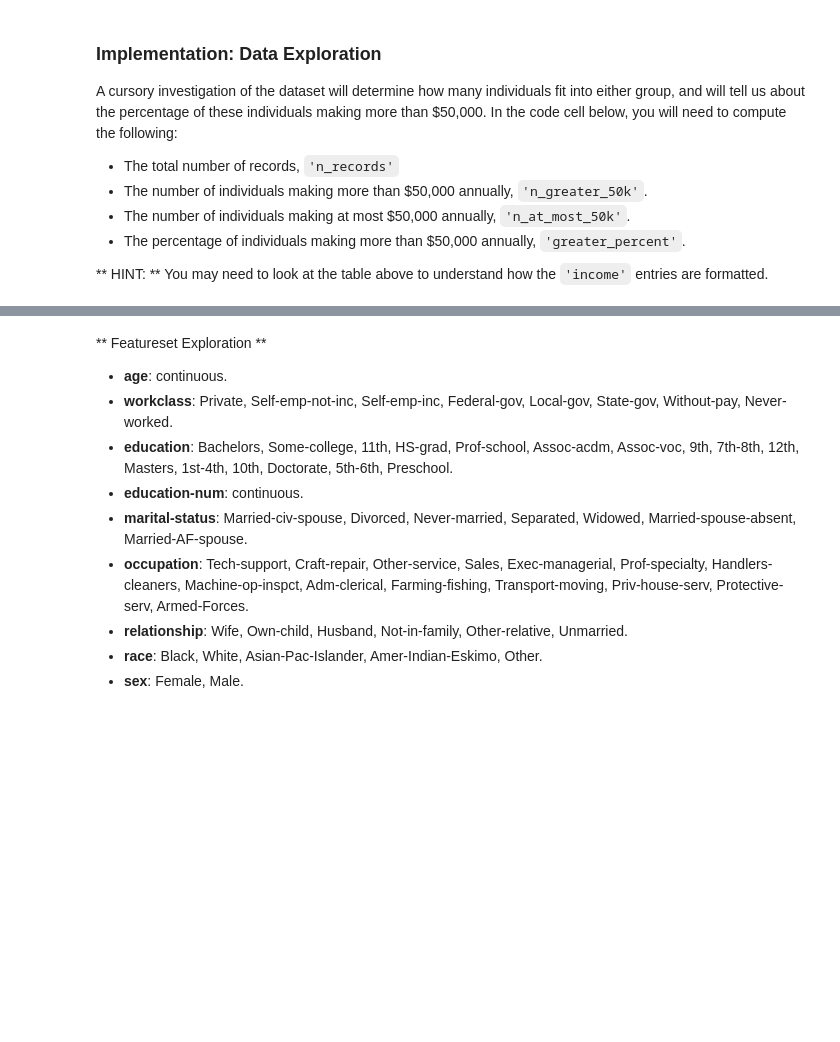
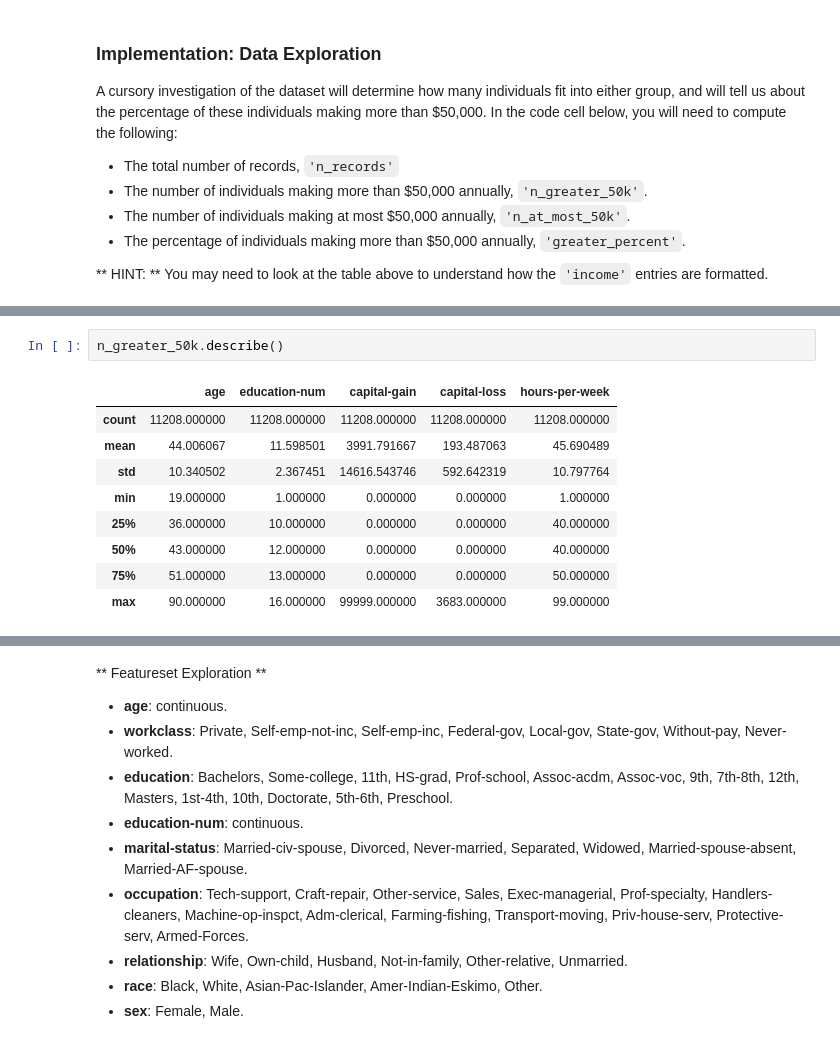
Before and after one commit to volodymyrkhrystynych/UdacityMLE, a Jupyter notebook: projects/p1_charityml/finding_donors.ipynb, the cells around one changed output, grey strips where cells are left out. Drawn from its saved outputs; the diff is of its cells as text; blank space fills up the shorter version.

```diff
--- a/projects/p1_charityml/finding_donors.ipynb
+++ b/projects/p1_charityml/finding_donors.ipynb
@@ -108,0 +114,12 @@ print("Percentage of individuals making more than $50,000: {}%".format(greater_p
+# %%
+n_greater_50k.describe()
+# %% [output]
+|  | age | education-num | capital-gain | capital-loss | hours-per-week |
+| count | 11208.000000 | 11208.000000 | 11208.000000 | 11208.000000 | 11208.000000 |
+| mean | 44.006067 | 11.598501 | 3991.791667 | 193.487063 | 45.690489 |
+| std | 10.340502 | 2.367451 | 14616.543746 | 592.642319 | 10.797764 |
+| min | 19.000000 | 1.000000 | 0.000000 | 0.000000 | 1.000000 |
+| 25% | 36.000000 | 10.000000 | 0.000000 | 0.000000 | 40.000000 |
+| 50% | 43.000000 | 12.000000 | 0.000000 | 0.000000 | 40.000000 |
+| 75% | 51.000000 | 13.000000 | 0.000000 | 0.000000 | 50.000000 |
+| max | 90.000000 | 16.000000 | 99999.000000 | 3683.000000 | 99.000000 |
```
Also changed, not shown: parts of 11 cells of this notebook.
